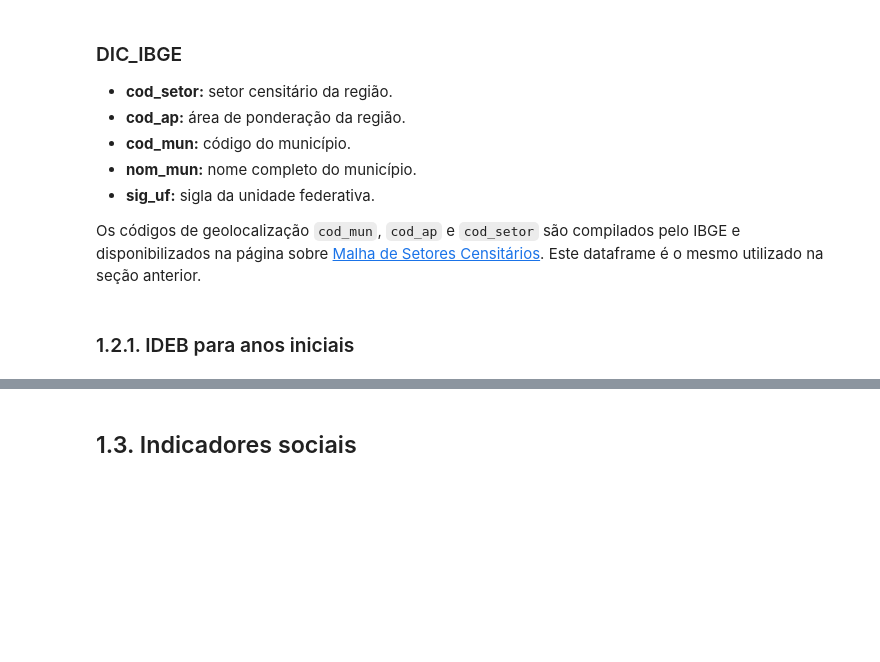
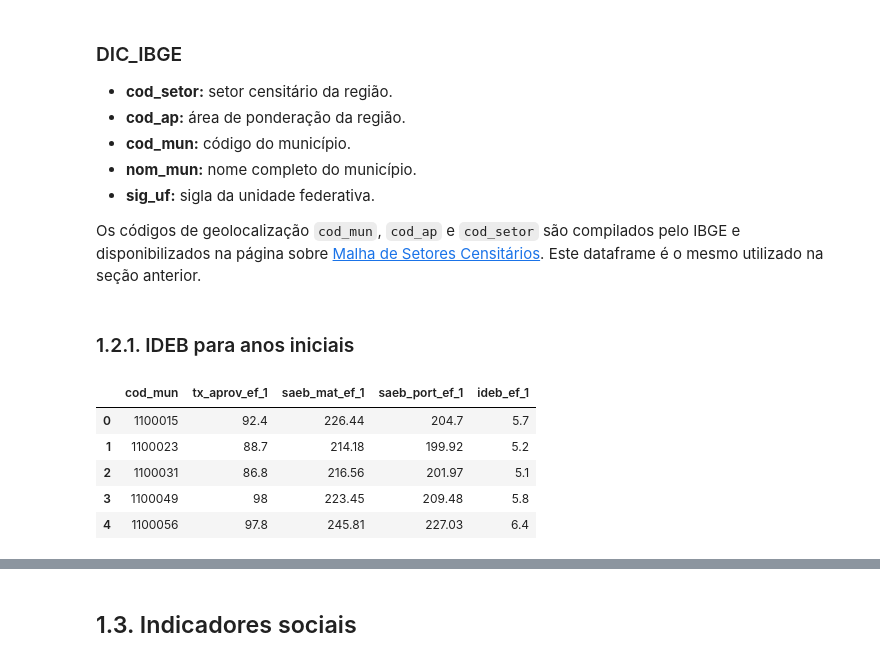
Before and after one commit to guilhermeolivsilva/tp-icd, a Jupyter notebook: Script_Trabalho.ipynb, the cells around one changed output, grey strips where cells are left out. Drawn from its saved outputs; the diff is of its cells as text; code cells hidden in the pictures; blank space fills up the shorter version.

```diff
--- a/Script_Trabalho.ipynb
+++ b/Script_Trabalho.ipynb
@@ -83,24 +113,31 @@ def remove_multilevel_index(df):
 # %% [markdown]
 ### 1.2.1. IDEB para anos iniciais
 # %%
-dados_ideb_ef_1 = pd.read_excel("datasets/divulgacao_anos_iniciais_municipios_2019.xlsx",
+dados_ideb_ef_1 = pd.read_excel('datasets/raw/divulgacao_anos_iniciais_municipios_2019.xlsx',
                                 header = [6, 7, 8])
 
 dados_ideb_ef_1 = remove_multilevel_index(dados_ideb_ef_1)
 dados_ideb_ef_1 = dados_ideb_ef_1[dados_ideb_ef_1['Rede'] == 'Pública'][[
     'Código do Município',
     'Taxa de Aprovação - 2019  5º',
     'Nota SAEB - 2019 Matemática',
     'Nota SAEB - 2019 Língua Portuguesa',
     'IDEB\n2019\n(N x P)'
 ]].rename(columns={
     'Código do Município': 'cod_mun',
     'Taxa de Aprovação - 2019  5º': 'tx_aprov_ef_1',
     'Nota SAEB - 2019 Matemática': 'saeb_mat_ef_1',
     'Nota SAEB - 2019 Língua Portuguesa': 'saeb_port_ef_1',
     'IDEB\n2019\n(N x P)': 'ideb_ef_1'
 }).reset_index(drop=True)
 
 dados_ideb_ef_1.head()
+# %% [output]
+|  | cod_mun | tx_aprov_ef_1 | saeb_mat_ef_1 | saeb_port_ef_1 | ideb_ef_1 |
+| 0 | 1100015 | 92.4 | 226.44 | 204.7 | 5.7 |
+| 1 | 1100023 | 88.7 | 214.18 | 199.92 | 5.2 |
+| 2 | 1100031 | 86.8 | 216.56 | 201.97 | 5.1 |
+| 3 | 1100049 | 98 | 223.45 | 209.48 | 5.8 |
+| 4 | 1100056 | 97.8 | 245.81 | 227.03 | 6.4 |
 # %%
 #Importa dados do IDEB (anos finais)
```
Also changed, not shown: parts of 7 cells of this notebook, 6 other files.
